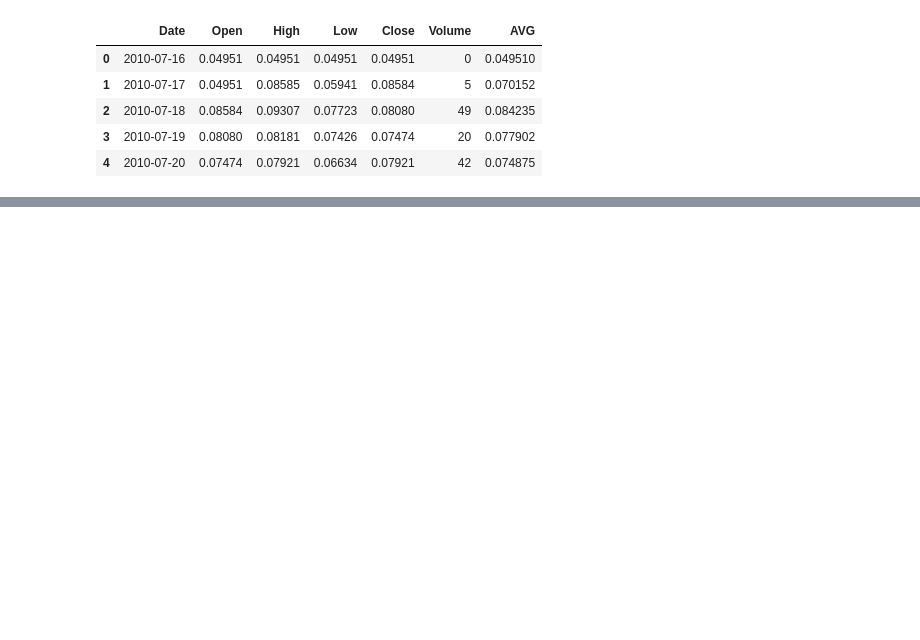
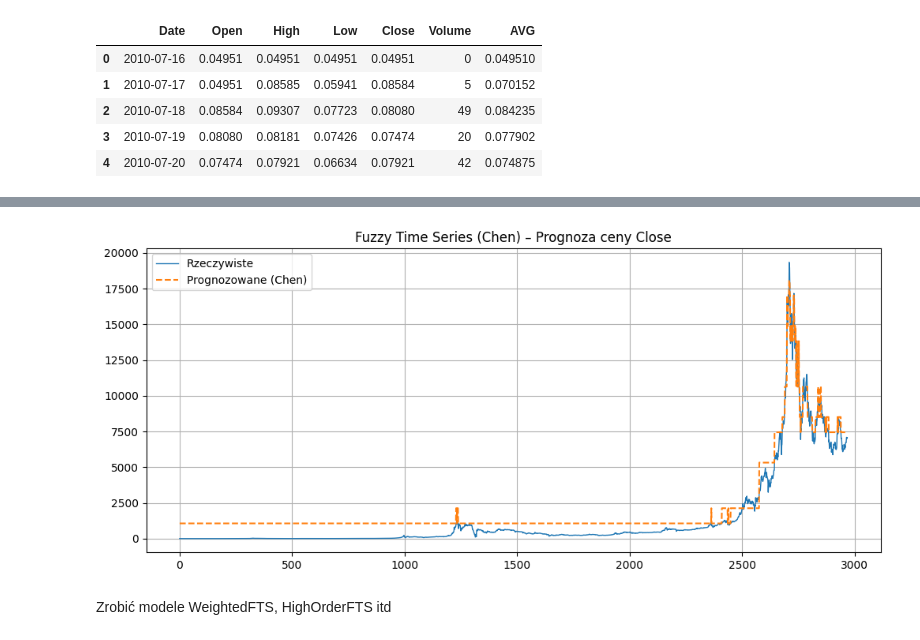
Before and after one commit to julpaw/Advanced-Artificial-Intelligence-Methods, a Jupyter notebook: Projekt_2/Fuzzy_Time_Series.ipynb, the cells around one changed output, grey strips where cells are left out. Drawn from its saved outputs; the diff is of its cells as text; code cells hidden in the pictures; blank space fills up the shorter version.

```diff
--- a/Projekt_2/Fuzzy_Time_Series.ipynb
+++ b/Projekt_2/Fuzzy_Time_Series.ipynb
@@ -18,0 +91,11 @@ df.head()
+# %%
+from pyFTS.models import chen
+
+# Tworzenie modelu Fuzzy Time Series typu Chen
+model_chen = chen.ConventionalFTS(partitioner=partitioner)
+
+# Trenowanie modelu
+model_chen.fit(series)
+# %%
+# Predykcja na podstawie serii danych
+predicted_chen = model_chen.predict(series)
@@ -18,0 +113,14 @@ df.head()
+# %%
+import matplotlib.pyplot as plt
+
+plt.figure(figsize=(12, 5))
+plt.plot(series, label='Rzeczywiste', linewidth=1)
+plt.plot(predicted_chen, label='Prognozowane (Chen)', linestyle='--')
+plt.title("Fuzzy Time Series (Chen) – Prognoza ceny Close")
+plt.legend()
+plt.grid(True)
+plt.show()
+# %% [output]
+[figure, added]
+# %% [markdown]
+ Zrobić modele WeightedFTS,  HighOrderFTS itd
```
Also changed, not shown: parts of 11 cells of this notebook.
